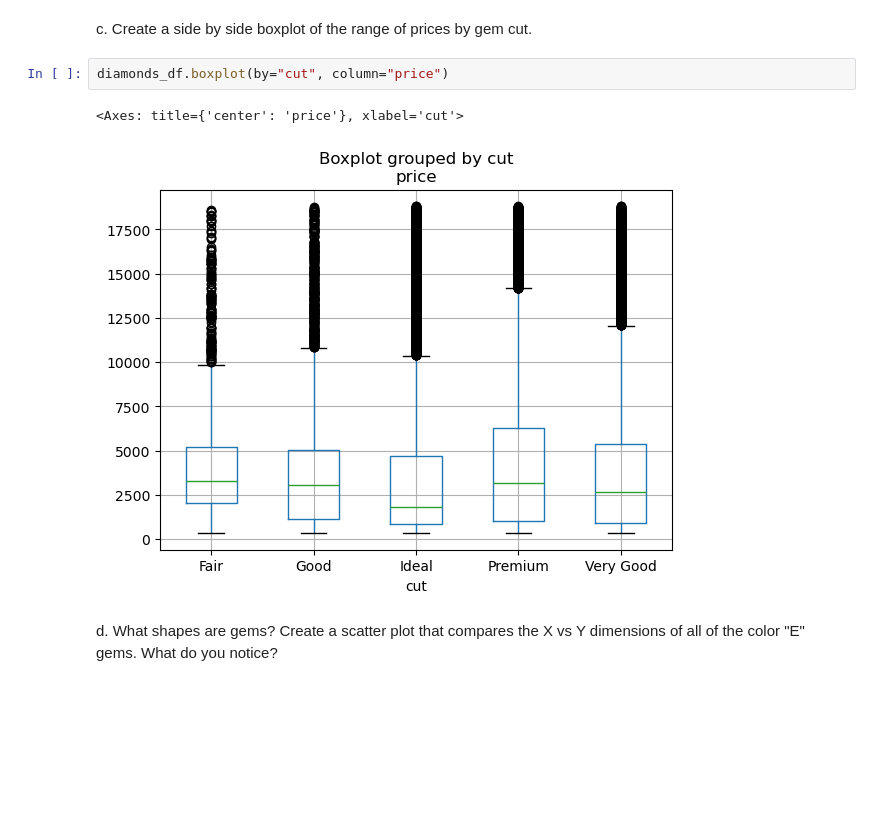
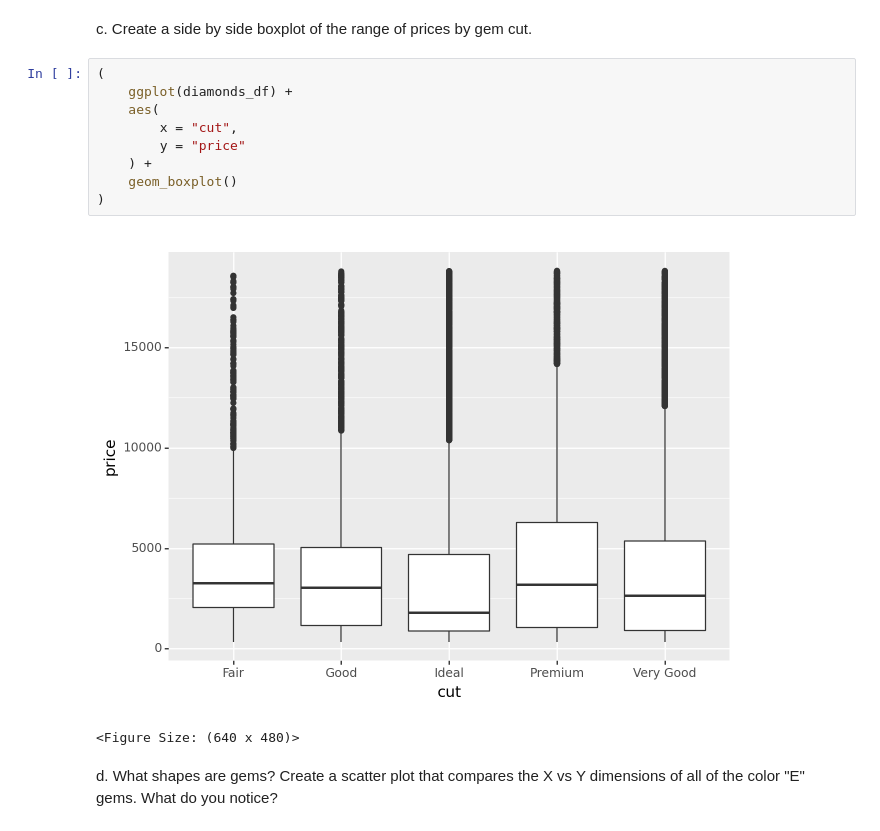
Before and after one commit to vivek-booshan/schulman, a Jupyter notebook: HW1/HW_1.ipynb, the cells around one changed output. Saved outputs shown, nothing was run; the diff lists cells and outputs as text; blank space fills up the shorter version.

```diff
--- a/HW1/HW_1.ipynb
+++ b/HW1/HW_1.ipynb
@@ -71,10 +67,17 @@ Variables 1,7 are int64; variables 2,6,7,9-11 are float64; and variables 3-5 are
 # %% [markdown]
 c.  Create a side by side boxplot of the range of prices by gem cut.
 # %%
-diamonds_df.boxplot(by="cut", column="price")
+(
+    ggplot(diamonds_df) +
+    aes(
+        x = "cut",
+        y = "price"
+    ) +
+    geom_boxplot()
+)
 # %% [output]
+[figure, new version]
-<Axes: title={'center': 'price'}, xlabel='cut'>
+<Figure Size: (640 x 480)>
-[figure, old version]
 # %% [markdown]
 d.  What shapes are gems?  Create a scatter plot that compares the X vs Y dimensions of all of the color "E" gems.  What do you notice?
 # %%
```
Also changed, not shown: parts of 23 cells of this notebook.
